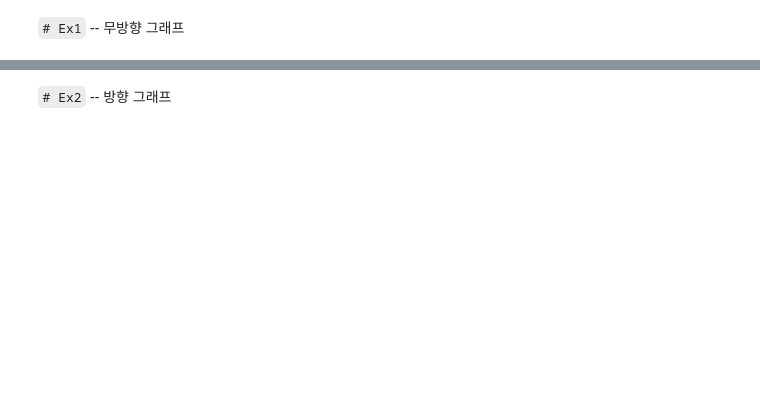
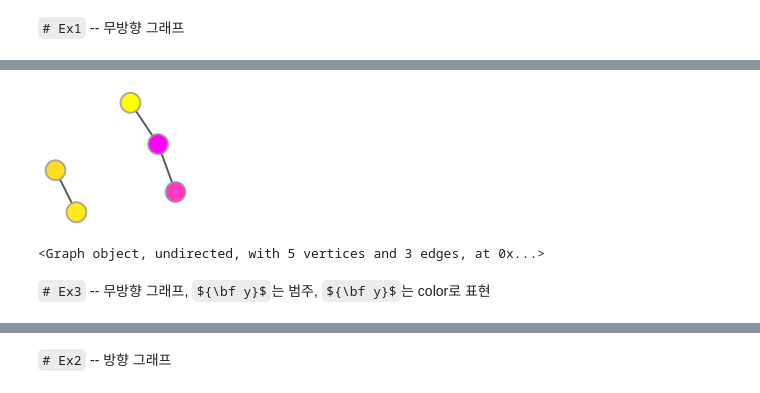
Before and after one commit to miruetoto/share, a Jupyter notebook: 001_그래프신호만들고시각화하기.ipynb, the cells around one changed output, grey strips where cells are left out. Drawn from its saved outputs; the diff is of its cells as text; code cells hidden in the pictures; some formulas as TeX source; blank space fills up the shorter version.

```diff
--- a/001_그래프신호만들고시각화하기.ipynb
+++ b/001_그래프신호만들고시각화하기.ipynb
@@ -21,0 +37,15 @@ hst.plot_undirected_unweighted_without_y(
+# %%
+links = torch.tensor([[0, 1, 2, 3, 4, 3],
+                      [1, 0, 3, 2, 3, 4]], dtype=torch.long)
+graph = torch_geometric.data.Data(
+    edge_index = links,
+    num_nodes=5,
+    y = np.random.randn(5)
+)
+# %%
+hst.plot_undirected_unweighted(graph,node_color=graph.y)
+# %% [output]
+[figure, added]
+<Graph object, undirected, with 5 vertices and 3 edges, at 0x...>
+# %% [markdown]
+`# Ex3` -- 무방향 그래프, ${\bf y}$는 범주, ${\bf y}$는 color로 표현
```
Also changed, not shown: parts of 35 cells of this notebook, 7 other files.
